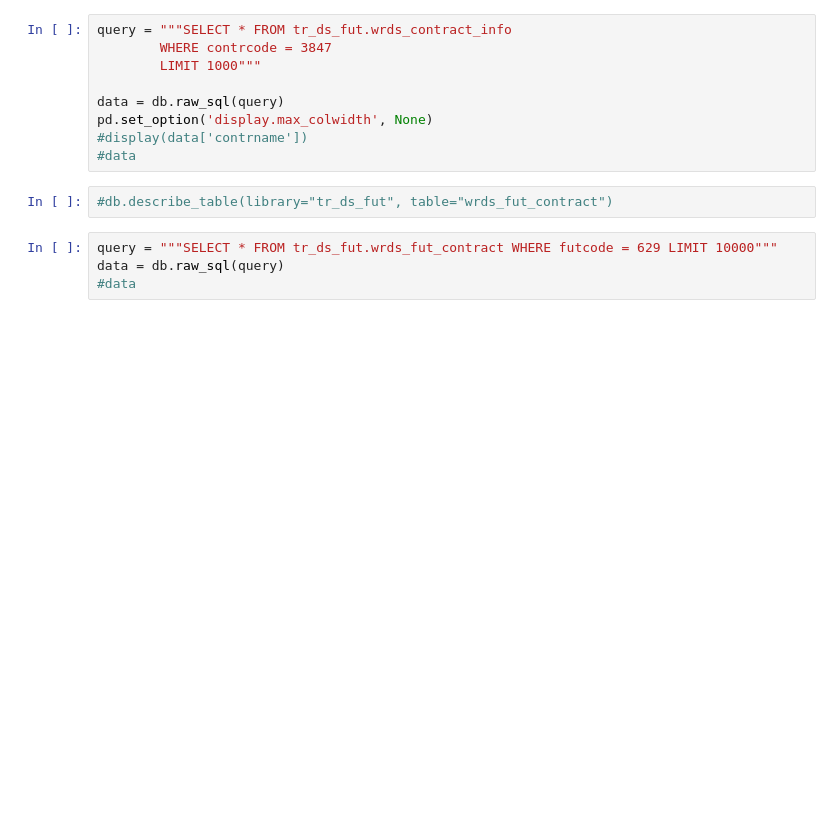
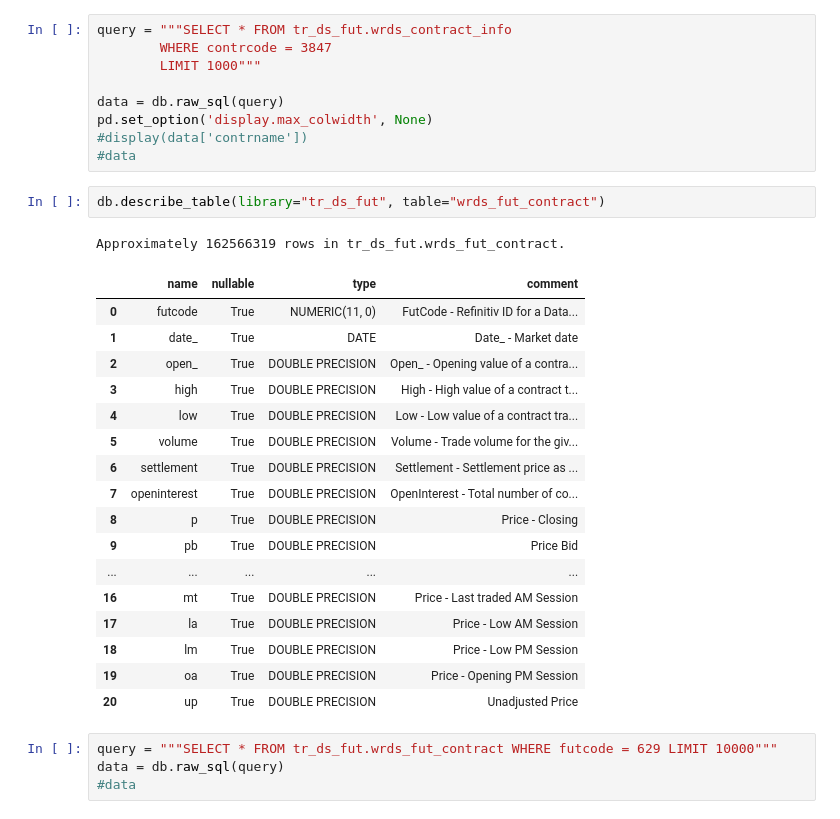
Before and after one commit to kyleparran/final_project_group_09, a Jupyter notebook: notebooks/pull_futures_data_test.ipynb, the cells around one changed output. Saved outputs shown, nothing was run; the diff lists cells and outputs as text; blank space fills up the shorter version.

```diff
--- a/src/pull_futures_data_test.ipynb
+++ b/notebooks/pull_futures_data_test.ipynb
@@ -66,7 +68,26 @@ pd.set_option('display.max_colwidth', None)
 #display(data['contrname'])
 #data
 # %%
-#db.describe_table(library="tr_ds_fut", table="wrds_fut_contract")
+db.describe_table(library="tr_ds_fut", table="wrds_fut_contract")
+# %% [output]
+Approximately 162566319 rows in tr_ds_fut.wrds_fut_contract.
+|  | name | nullable | type | comment |
+| 0 | futcode | True | NUMERIC(11, 0) | FutCode - Refinitiv ID for a Data... |
+| 1 | date_ | True | DATE | Date_ - Market date |
+| 2 | open_ | True | DOUBLE PRECISION | Open_ - Opening value of a contra... |
+| 3 | high | True | DOUBLE PRECISION | High - High value of a contract t... |
+| 4 | low | True | DOUBLE PRECISION | Low - Low value of a contract tra... |
+| 5 | volume | True | DOUBLE PRECISION | Volume - Trade volume for the giv... |
+| 6 | settlement | True | DOUBLE PRECISION | Settlement - Settlement price as ... |
+| 7 | openinterest | True | DOUBLE PRECISION | OpenInterest - Total number of co... |
+| 8 | p | True | DOUBLE PRECISION | Price - Closing |
+| 9 | pb | True | DOUBLE PRECISION | Price Bid |
+| ... | ... | ... | ... | ... |
+| 16 | mt | True | DOUBLE PRECISION | Price - Last traded AM Session |
+| 17 | la | True | DOUBLE PRECISION | Price - Low AM Session |
+| 18 | lm | True | DOUBLE PRECISION | Price - Low PM Session |
+| 19 | oa | True | DOUBLE PRECISION | Price - Opening PM Session |
+| 20 | up | True | DOUBLE PRECISION | Unadjusted Price |
 # %%
 query = """SELECT * FROM tr_ds_fut.wrds_fut_contract WHERE futcode = 629 LIMIT 10000"""
 data = db.raw_sql(query)
```
Also changed, not shown: parts of 1 cell of this notebook, 23 other files.
